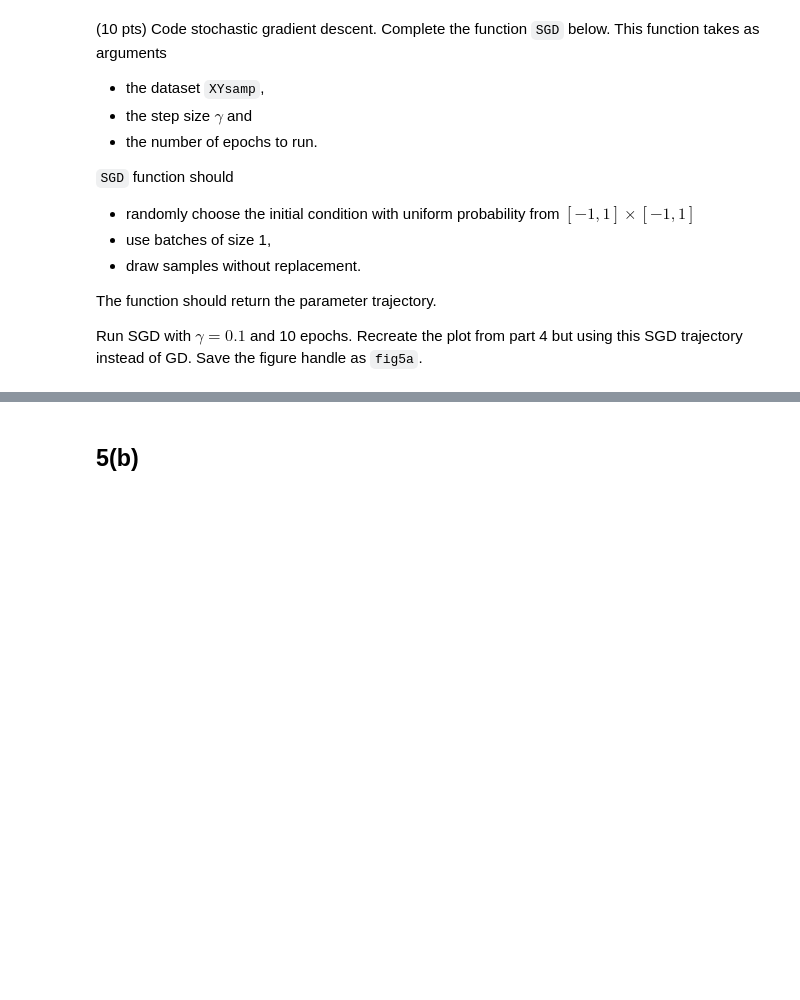
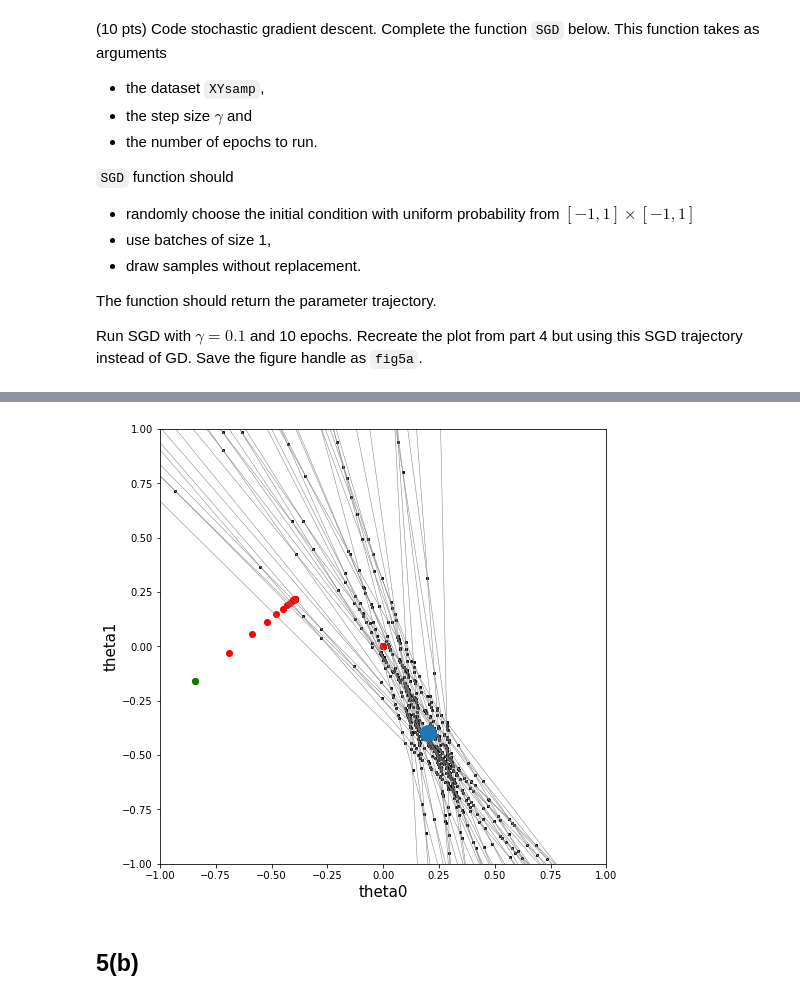
Before and after one commit to elvis0411/ME178_LabTeam, a Jupyter notebook: lab2_my solution Group 20.ipynb, the cells around one changed output, grey strips where cells are left out. Saved outputs shown, nothing was run; the diff lists cells and outputs as text; code cells hidden in the pictures; blank space fills up the shorter version.

```diff
--- a/lab2_my solution Group 20.ipynb
+++ b/lab2_my solution Group 20.ipynb
@@ -418,0 +427,6 @@ def SGD(XYsamp,gamma,epochs):
+# %%
+def nablaJ_sgd(XYsamp, theta0, theta1):
+    dJdtheta0 = 2*(theta0 + theta1*XYsamp[0] - XYsamp[1])*1
+    dJdtheta1 = 2*(theta0 + theta1*XYsamp[0] - XYsamp[1])*XYsamp[0]
+    grad = np.array([dJdtheta0,dJdtheta1])
+    return grad
@@ -419 +436,14 @@ def SGD(XYsamp,gamma,epochs):
+# %%
+gamma=0.1
+epochs=10
+N = XYsamp.shape[0]
+gamma = gamma
+trajectory = np.empty((epochs*N+1,2))
+trajectory[0,:] = stats.uniform(-1,1).rvs(2)
+
+for epoch in range(epochs):
+    np.random.shuffle(XYsamp)
+    for i in range((N*epoch)):
+        for k in range(N):
+            trajectory[i+1,:]=trajectory[i,:]-gamma*nablaJ_sgd(XYsamp[k,:],trajectory[i,0],trajectory[i,1])
 # %%
@@ -421,3 +469,42 @@ fig5a = plt.figure()
+# %%
+fig5a=plt.figure(figsize=(8,8))
+
+
+thet0=np.arange(-1,1,0.05)
+line_params = np.empty((XYsamp.shape))
+for i in range(XYsamp[:,0].size):
+    line_params[i,0] = (XYsamp[i,1]/XYsamp[i,0])
+    line_params[i,1]= -(1/XYsamp[i,0])
+    thet1 = (line_params[i,1]*thet0 + line_params[i,0])
+    plt.plot(thet0,thet1, color='grey',linewidth=0.5)
+
+xi = np.zeros((line_params.shape[0],line_params.shape[0]))
+yi = np.zeros((line_params.shape[0],line_params.shape[0]))
+
+for i in range(line_params.shape[0]):
+    for j in range(line_params.shape[0]):
+        if i==j:
+            continue
+        xi[i,j] = (line_params[i,0]-line_params[j,0]) / (line_params[j,1]-line_params[i,1])
+        yi[i,j] = line_params[i,1] * xi[i,j] + line_params[i,0]
+
+plt.scatter(xi,yi, color='black', marker='o',s=4)
+
+
+plt.plot(theta0,theta1,'o',markersize=16)
+
+#if we want to plot just one trajectory
+plt.scatter(trajectory[:,0],trajectory[:,1], color='red')
+plt.scatter(trajectory[0,0], trajectory[0,1], color = 'green', zorder=2)
+
+#if we want to plot all the trajectories
+#plot_traj(fig4,trajectories)
+
+plt.xlabel('theta0',fontsize=15)
+plt.ylabel('theta1',fontsize=15)
+plt.axis([-1,1,-1,1]);
+# %% [output]
+[figure, added]
 # %%
 ################################
 # Reporting. Do not modify.#####
```
Also changed, not shown: parts of 9 cells of this notebook.
